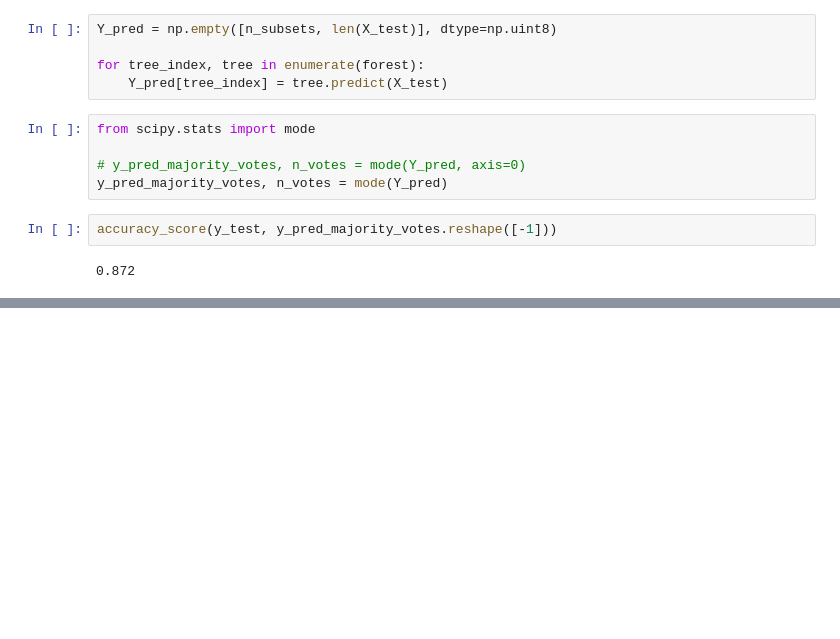
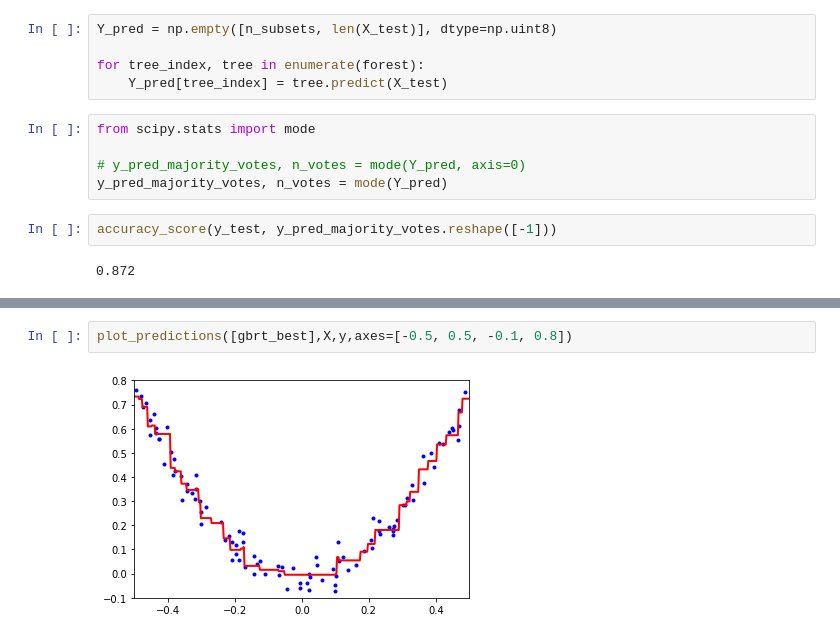
Before and after one commit to EUN-GYUL/ml_study_2023_Q1, a Jupyter notebook: 6.decision tree/decision_tree.ipynb, the cells around one changed output, grey strips where cells are left out. Drawn from its saved outputs; the diff is of its cells as text; blank space fills up the shorter version.

```diff
--- a/6.decision tree/decision_tree.ipynb
+++ b/6.decision tree/decision_tree.ipynb
@@ -75,0 +270,4 @@ accuracy_score(y_test, y_pred_majority_votes.reshape([-1]))
+# %%
+plot_predictions([gbrt_best],X,y,axes=[-0.5, 0.5, -0.1, 0.8])
+# %% [output]
+[figure, added]
```
Also changed, not shown: parts of 28 cells of this notebook.
